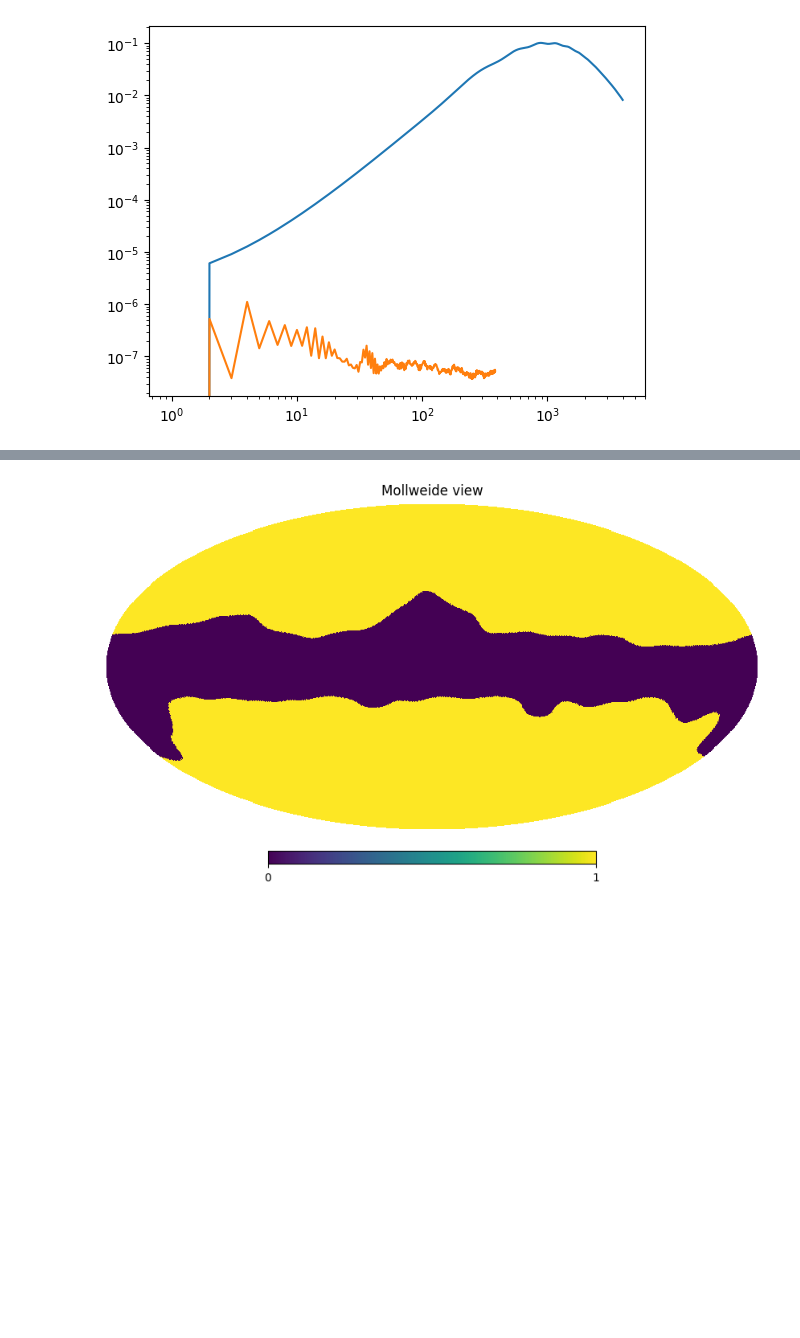
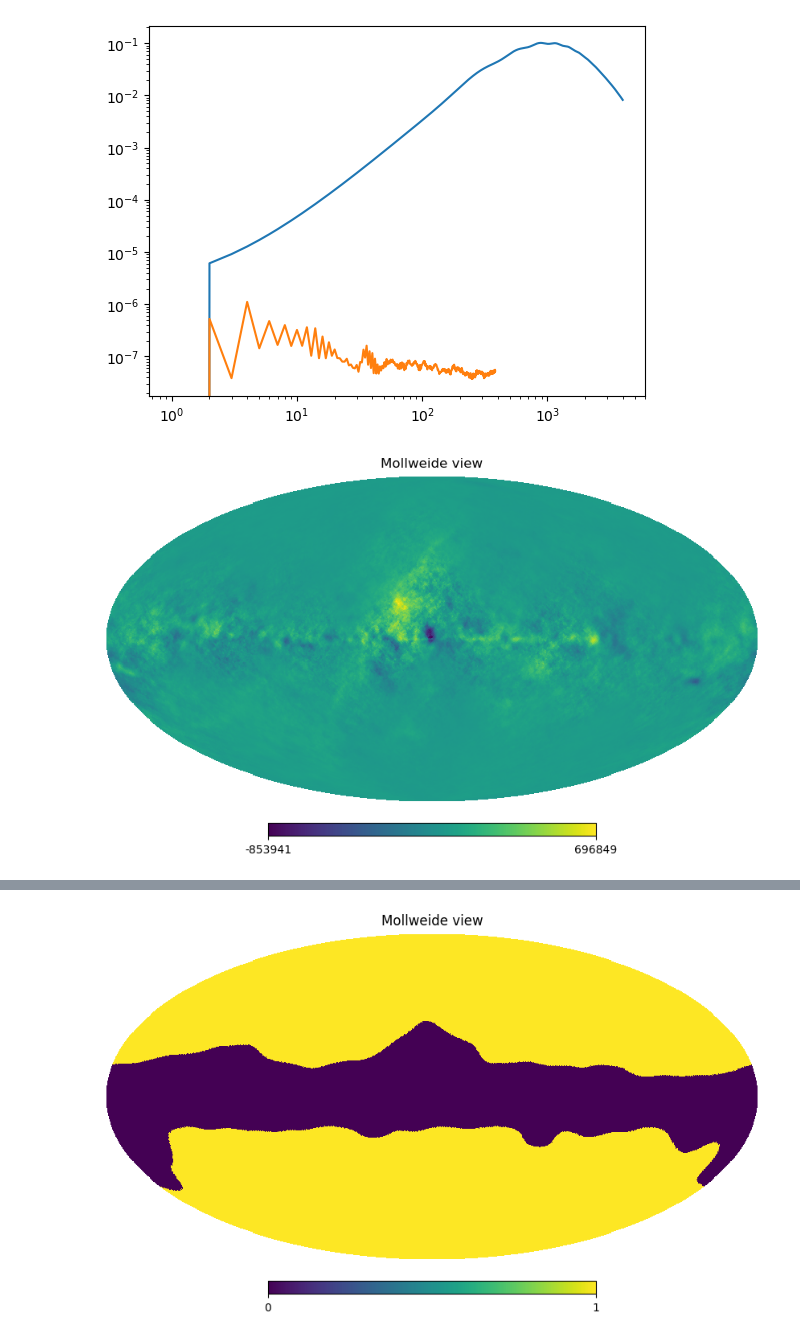
Before and after one commit to yusuke-takase/SBM, a Jupyter notebook: notebooks/bandpass_mismatch.ipynb, the cells around one changed output, grey strips where cells are left out. Cells and saved outputs as stored; diff of their text form; code cells hidden in the pictures; blank space fills up the shorter version.

```diff
--- a/notebooks/bandpass_mismatch.ipynb
+++ b/notebooks/bandpass_mismatch.ipynb
@@ -171,3 +207,7 @@ for channel in sbm.channel_list:
     freq_maps.append(output)
     freq_maps_res.append(output - inputmap)
 freq_maps = np.array(freq_maps)
+# %%
+hp.mollview(freq_maps_res[-1][2])
+# %% [output]
+[figure, added]
```
Also changed, not shown: parts of 9 cells of this notebook, 1 other file.
